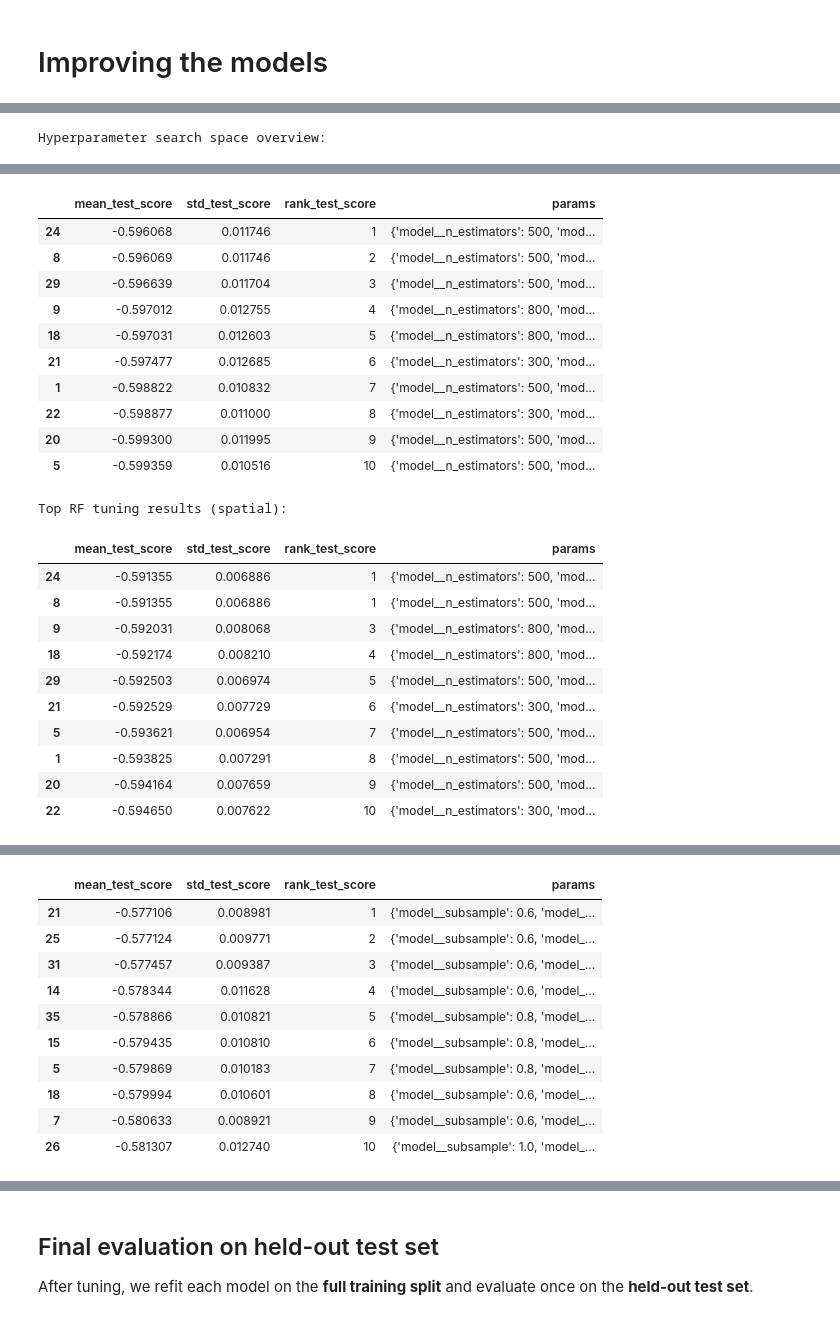
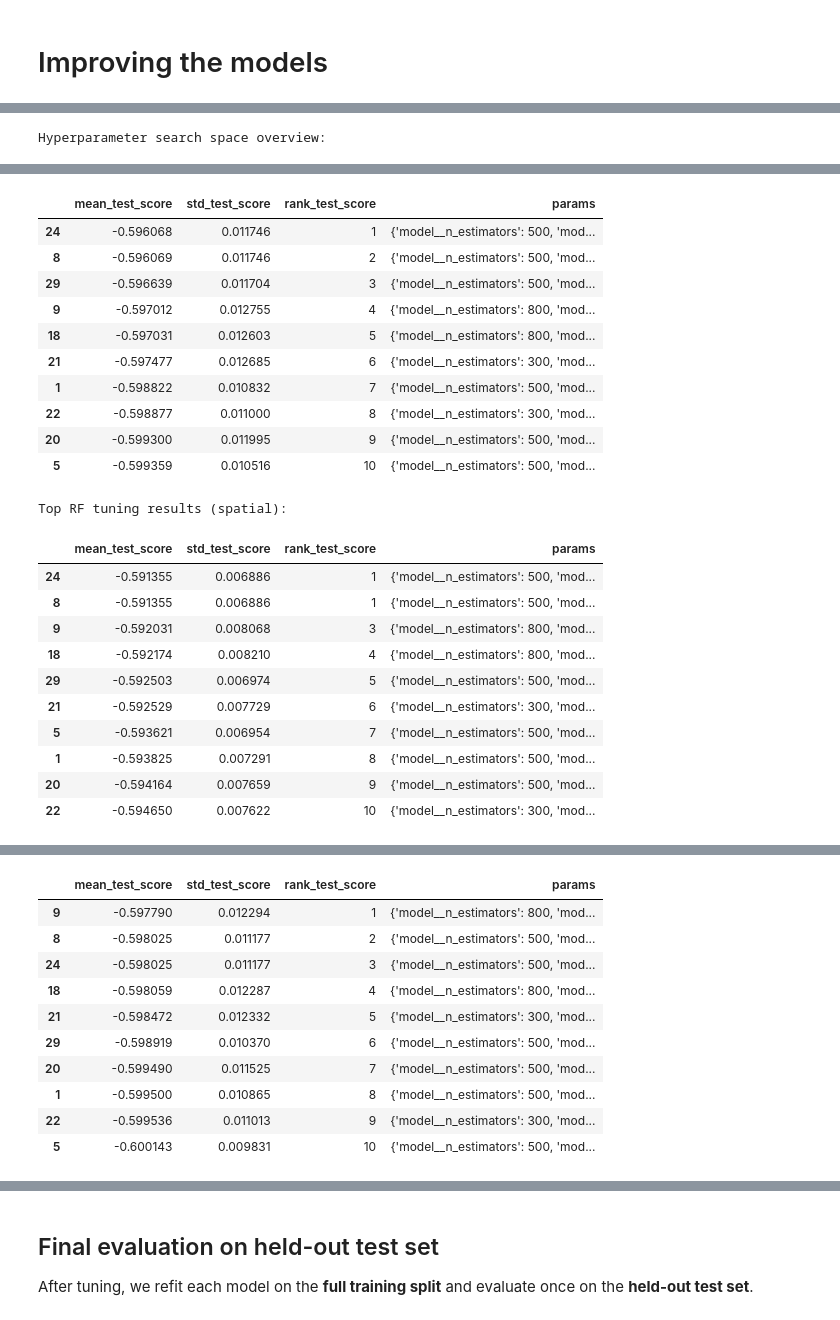
Before and after one commit to aukehilbrands/thesis, a Jupyter notebook: 5 - Modeling.ipynb, the cells around one changed output, grey strips where cells are left out. Saved outputs shown, nothing was run; the diff lists cells and outputs as text; code cells hidden in the pictures.

```diff
--- a/5 - Modeling.ipynb
+++ b/5 - Modeling.ipynb
@@ -287,12 +363,15 @@ def print_fold_diagnostics(cv, X: pd.DataFrame, y: pd.Series, groups: Optional[p
 
 groups_base = base_df[GROUP_COL] if GROUP_COL and GROUP_COL in base_df.columns else None
 groups_spatial = spatial_df[GROUP_COL] if GROUP_COL and GROUP_COL in spatial_df.columns else None
+groups_boundary = boundary_df[GROUP_COL] if GROUP_COL and GROUP_COL in boundary_df.columns else None
 
 cv_base, cv_base_desc = make_cv(groups_base)
 cv_spatial, cv_spatial_desc = make_cv(groups_spatial)
+cv_boundary, cv_boundary_desc = make_cv(groups_boundary)
 
 print_fold_diagnostics(cv_base, X_base, y_base, groups_base)
 print_fold_diagnostics(cv_spatial, X_spatial, y_spatial, groups_spatial)
+print_fold_diagnostics(cv_boundary, X_boundary, y_boundary, groups_boundary)
 # %% [markdown]
 ## Helper functions for evaluation
 # %%
@@ -377,6 +456,7 @@ KEEP_CONTEXT_COLS = [c for c in ["gwb_code_10", "gm_naam", "regio", "a_inw", "cr
 
 id_base = base_df[KEEP_CONTEXT_COLS].copy() if KEEP_CONTEXT_COLS else pd.DataFrame(index=base_df.index)
 id_spatial = spatial_df[KEEP_CONTEXT_COLS].copy() if KEEP_CONTEXT_COLS else pd.DataFrame(index=spatial_df.index)
+id_boundary = boundary_df[KEEP_CONTEXT_COLS].copy() if KEEP_CONTEXT_COLS else pd.DataFrame(index=boundary_df.index)
 
 # Run MVP CV once (train split only)
 models = {
@@ -400,6 +480,11 @@ for name, pipe in models.items():
     fold_tables.append(fdf)
     oof_tables.append(oof)
 
+for name, pipe in models.items():
+    fdf, oof = evaluate_cv_oof(pipe, X_boundary, y_boundary, cv_boundary, groups_boundary, name, "boundary", id_boundary)
+    fold_tables.append(fdf)
+    oof_tables.append(oof)
+
 fold_metrics = pd.concat(fold_tables, ignore_index=True)
 oof_predictions = pd.concat(oof_tables, ignore_index=True)
 
@@ -710,11 +804,16 @@ def run_random_search(estimator: Pipeline, param_grid: dict, X, y, cv, groups, n
     search.fit(X, y, **({"groups": groups} if groups is not None else {}))
 
     res = pd.DataFrame(search.cv_results_).sort_values("rank_test_score")
+    best_rmse = float(-search.best_score_)
+
     print("Best params:")
     print(search.best_params_)
-    print(f"Best CV RMSE: {-search.best_score_:.4f}")
+    print(f"Best CV RMSE: {best_rmse:.4f}")
 
-    return search.best_estimator_, res
+    return search.best_estimator_, res, best_rmse
+
+# Keep tuned RMSEs for the untuned→tuned delta table later
+best_tuned_rmse = {}
 
 # Tuned RF
 rf_pipe = Pipeline([
@@ -722,14 +821,22 @@ rf_pipe = Pipeline([
     ("model", RandomForestRegressor(random_state=RANDOM_STATE, n_jobs=-1)),
 ])
 
-rf_best_base, rf_res_base = run_random_search(rf_pipe, rf_param_grid, X_base, y_base, cv_base, groups_base, n_iter=30, label="RF (base)")
-rf_best_spatial, rf_res_spatial = run_random_search(rf_pipe, rf_param_grid, X_spatial, y_spatial, cv_spatial, groups_spatial, n_iter=30, label="RF (spatial)")
+rf_best_base, rf_res_base, rf_rmse_base = run_random_search(rf_pipe, rf_param_grid, X_base, y_base, cv_base, groups_base, n_iter=30, label="RF (base)")
+rf_best_spatial, rf_res_spatial, rf_rmse_spatial = run_random_search(rf_pipe, rf_param_grid, X_spatial, y_spatial, cv_spatial, groups_spatial, n_iter=30, label="RF (spatial)")
+rf_best_boundary, rf_res_boundary, rf_rmse_boundary = run_random_search(rf_pipe, rf_param_grid, X_boundary, y_boundary, cv_boundary, groups_boundary, n_iter=30, label="RF (boundary)")
+
+best_tuned_rmse[("RF", "base")] = rf_rmse_base
+best_tuned_rmse[("RF", "spatial")] = rf_rmse_spatial
+best_tuned_rmse[("RF", "boundary")] = rf_rmse_boundary
 
 print("\nTop RF tuning results (base):")
 display(rf_res_base[["mean_test_score", "std_test_score", "rank_test_score", "params"]].head(10))
 
 print("\nTop RF tuning results (spatial):")
 display(rf_res_spatial[["mean_test_score", "std_test_score", "rank_test_score", "params"]].head(10))
+
+print("\nTop RF tuning results (boundary):")
+display(rf_res_boundary[["mean_test_score", "std_test_score", "rank_test_score", "params"]].head(10))
 
 # Tuned XGB
 xgb_pipe = Pipeline([
@@ -744,14 +851,45 @@ xgb_pipe = Pipeline([
     ),
 ])
 
-xgb_best_base, xgb_res_base = run_random_search(xgb_pipe, xgb_param_grid, X_base, y_base, cv_base, groups_base, n_iter=40, label="XGB (base)")
-xgb_best_spatial, xgb_res_spatial = run_random_search(xgb_pipe, xgb_param_grid, X_spatial, y_spatial, cv_spatial, groups_spatial, n_iter=40, label="XGB (spatial)")
+xgb_best_base, xgb_res_base, xgb_rmse_base = run_random_search(xgb_pipe, xgb_param_grid, X_base, y_base, cv_base, groups_base, n_iter=40, label="XGB (base)")
+xgb_best_spatial, xgb_res_spatial, xgb_rmse_spatial = run_random_search(xgb_pipe, xgb_param_grid, X_spatial, y_spatial, cv_spatial, groups_spatial, n_iter=40, label="XGB (spatial)")
+xgb_best_boundary, xgb_res_boundary, xgb_rmse_boundary = run_random_search(xgb_pipe, xgb_param_grid, X_boundary, y_boundary, cv_boundary, groups_boundary, n_iter=40, label="XGB (boundary)")
+
+best_tuned_rmse[("XGB", "base")] = xgb_rmse_base
+best_tuned_rmse[("XGB", "spatial")] = xgb_rmse_spatial
+best_tuned_rmse[("XGB", "boundary")] = xgb_rmse_boundary
 
 print("\nTop XGB tuning results (base):")
 display(xgb_res_base[["mean_test_score", "std_test_score", "rank_test_score", "params"]].head(10))
 
 print("\nTop XGB tuning results (spatial):")
 display(xgb_res_spatial[["mean_test_score", "std_test_score", "rank_test_score", "params"]].head(10))
+
+print("\nTop XGB tuning results (boundary):")
+display(xgb_res_boundary[["mean_test_score", "std_test_score", "rank_test_score", "params"]].head(10))
+
+# Untuned → tuned RMSE delta table (tree models only)
+delta_rows = []
+for model_name in ["RF", "XGB"]:
+    for dataset_name in ["base", "spatial", "boundary"]:
+        mvp_row = summary[(summary["model"] == model_name) & (summary["dataset"] == dataset_name)]
+        if len(mvp_row) != 1:
+            continue
+        mvp_rmse = float(mvp_row["rmse_val_mean"].iloc[0])
+        tuned_rmse = best_tuned_rmse.get((model_name, dataset_name), np.nan)
+        delta_rows.append(
+            {
+                "model": model_name,
+                "dataset": dataset_name,
+                "mvp_cv_rmse": mvp_rmse,
+                "tuned_cv_rmse": float(tuned_rmse) if np.isfinite(tuned_rmse) else np.nan,
+                "rmse_improvement": float(mvp_rmse - tuned_rmse) if np.isfinite(tuned_rmse) else np.nan,
+            }
+        )
+
+rmse_delta = pd.DataFrame(delta_rows).sort_values(["model", "dataset"]).reset_index(drop=True)
+print("\nUntuned MVP → tuned CV RMSE improvement (positive = better):")
+print(rmse_delta.to_string(index=False))
 # %% [output]
 Hyperparameter search space overview:
 |  | model | hyperparameter | values |
@@ -821,11 +953,11 @@ Top XGB tuning results (base):
 |  | mean_test_score | std_test_score | rank_test_score | params |
-| 21 | -0.577106 | 0.008981 | 1 | {'model__subsample': 0.6, 'model_... |
-| 25 | -0.577124 | 0.009771 | 2 | {'model__subsample': 0.6, 'model_... |
-| 31 | -0.577457 | 0.009387 | 3 | {'model__subsample': 0.6, 'model_... |
-| 14 | -0.578344 | 0.011628 | 4 | {'model__subsample': 0.6, 'model_... |
-| 35 | -0.578866 | 0.010821 | 5 | {'model__subsample': 0.8, 'model_... |
-| 15 | -0.579435 | 0.010810 | 6 | {'model__subsample': 0.8, 'model_... |
-| 5 | -0.579869 | 0.010183 | 7 | {'model__subsample': 0.8, 'model_... |
-| 18 | -0.579994 | 0.010601 | 8 | {'model__subsample': 0.6, 'model_... |
-| 7 | -0.580633 | 0.008921 | 9 | {'model__subsample': 0.6, 'model_... |
-| 26 | -0.581307 | 0.012740 | 10 | {'model__subsample': 1.0, 'model_... |
+| 9 | -0.597790 | 0.012294 | 1 | {'model__n_estimators': 800, 'mod... |
+| 8 | -0.598025 | 0.011177 | 2 | {'model__n_estimators': 500, 'mod... |
+| 24 | -0.598025 | 0.011177 | 3 | {'model__n_estimators': 500, 'mod... |
+| 18 | -0.598059 | 0.012287 | 4 | {'model__n_estimators': 800, 'mod... |
+| 21 | -0.598472 | 0.012332 | 5 | {'model__n_estimators': 300, 'mod... |
+| 29 | -0.598919 | 0.010370 | 6 | {'model__n_estimators': 500, 'mod... |
+| 20 | -0.599490 | 0.011525 | 7 | {'model__n_estimators': 500, 'mod... |
+| 1 | -0.599500 | 0.010865 | 8 | {'model__n_estimators': 500, 'mod... |
+| 22 | -0.599536 | 0.011013 | 9 | {'model__n_estimators': 300, 'mod... |
+| 5 | -0.600143 | 0.009831 | 10 | {'model__n_estimators': 500, 'mod... |
```
Also changed, not shown: parts of 18 cells of this notebook, 11 other files.
